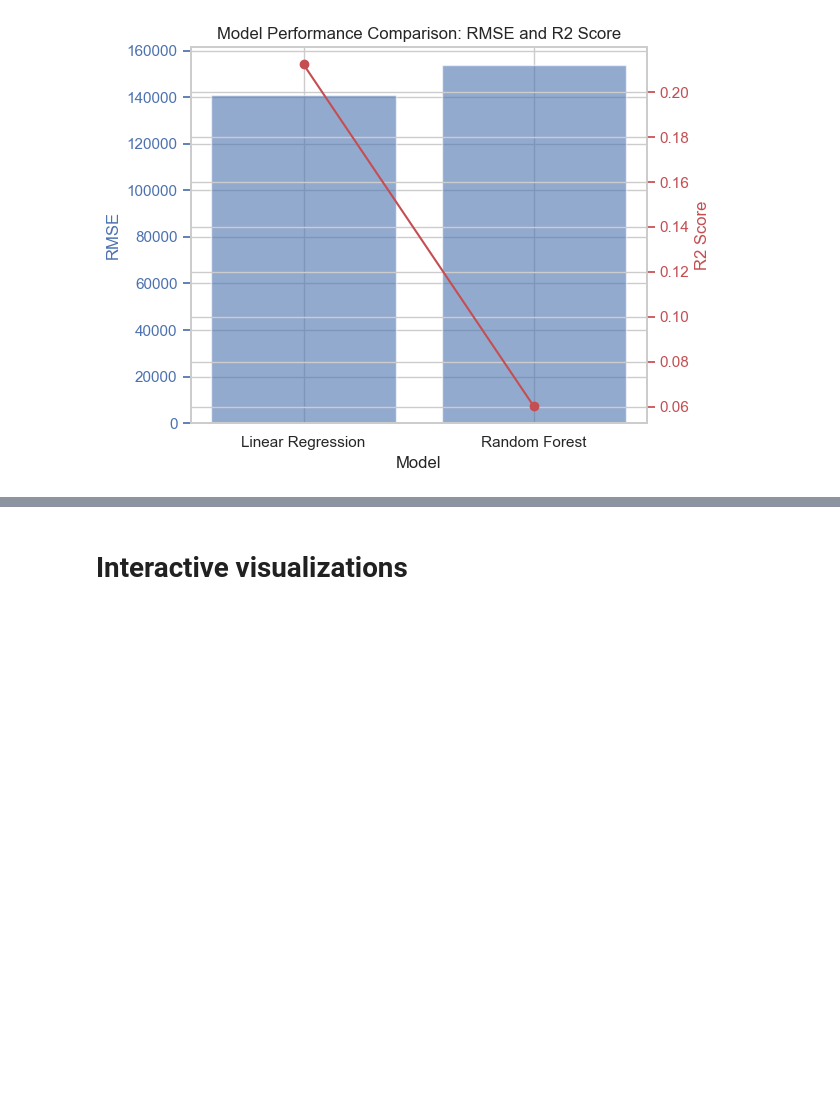
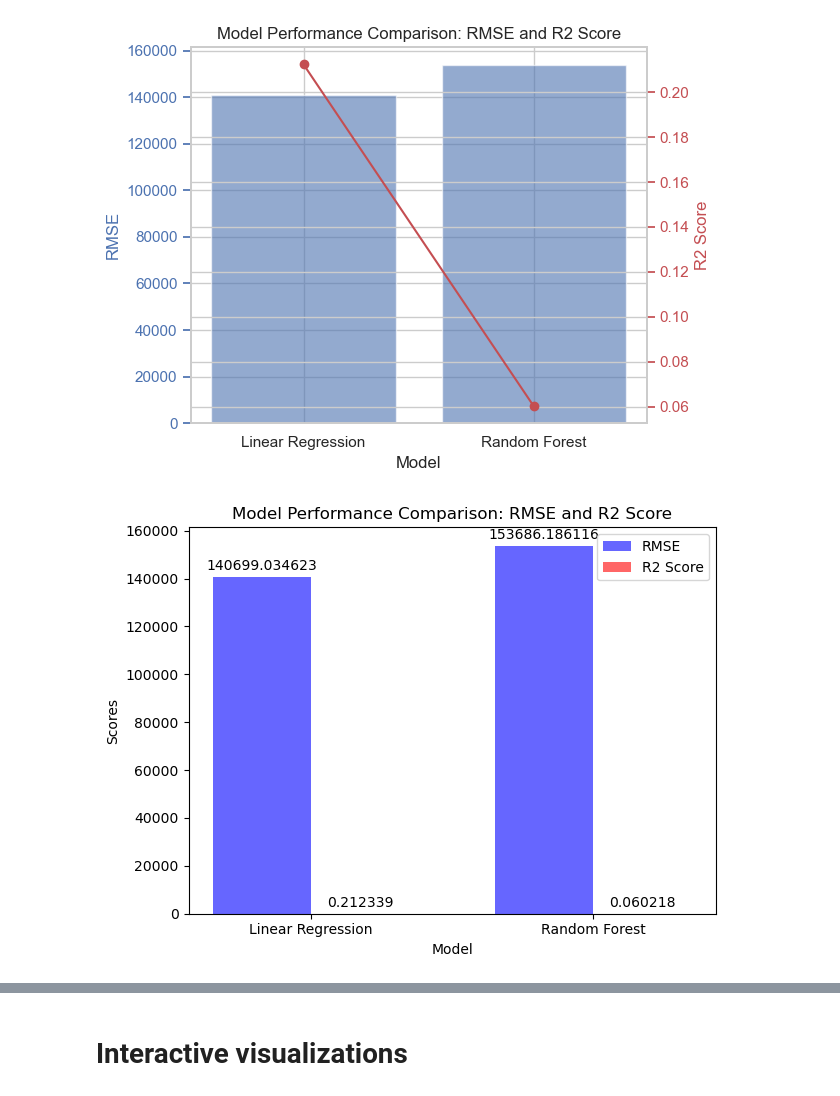
Before and after one commit to sba23022/sba23022, a Jupyter notebook: CA2_TransportFlowForecast_Analysis-checkpoint.ipynb, the cells around one changed output, grey strips where cells are left out. Drawn from its saved outputs; the diff is of its cells as text; code cells hidden in the pictures; blank space fills up the shorter version.

```diff
--- a/CA2_TransportFlowForecast_Analysis-checkpoint.ipynb
+++ b/CA2_TransportFlowForecast_Analysis-checkpoint.ipynb
@@ -2129,3 +2149,53 @@ fig.tight_layout()
 plt.show()
 # %% [output]
 [figure]
+# %%
+import matplotlib.pyplot as plt
+import numpy as np
+
+# Data for plotting
+models = ['Linear Regression', 'Random Forest']
+rmse_values = [140699.034623, 153686.186116]
+r2_scores = [0.212339, 0.060218]
+
+# Create an array of indices for the models
+x = np.arange(len(models))
+
+# Width of each bar
+bar_width = 0.35
+
+# Create subplots
+fig, ax = plt.subplots()
+
+# Bar plot for RMSE
+rmse_bars = ax.bar(x - bar_width/2, rmse_values, bar_width, label='RMSE', color='b', alpha=0.6)
+
+# Bar plot for R2 Score
+r2_bars = ax.bar(x + bar_width/2, r2_scores, bar_width, label='R2 Score', color='r', alpha=0.6)
+
+# Set labels, title, and legend
+ax.set_xlabel('Model')
+ax.set_ylabel('Scores')
+ax.set_title('Model Performance Comparison: RMSE and R2 Score')
+ax.set_xticks(x)
+ax.set_xticklabels(models)
+ax.legend()
+
+# Display the values on top of the bars
+def add_values(rects):
+    for rect in rects:
+        height = rect.get_height()
+        ax.annotate('{}'.format(height),
+                    xy=(rect.get_x() + rect.get_width() / 2, height),
+                    xytext=(0, 3),  # 3 points vertical offset
+                    textcoords="offset points",
+                    ha='center', va='bottom')
+
+add_values(rmse_bars)
+add_values(r2_bars)
+
+# Show the plot
+plt.tight_layout()
+plt.show()
+# %% [output]
+[figure, added]
```
Also changed, not shown: parts of 16 cells of this notebook.
